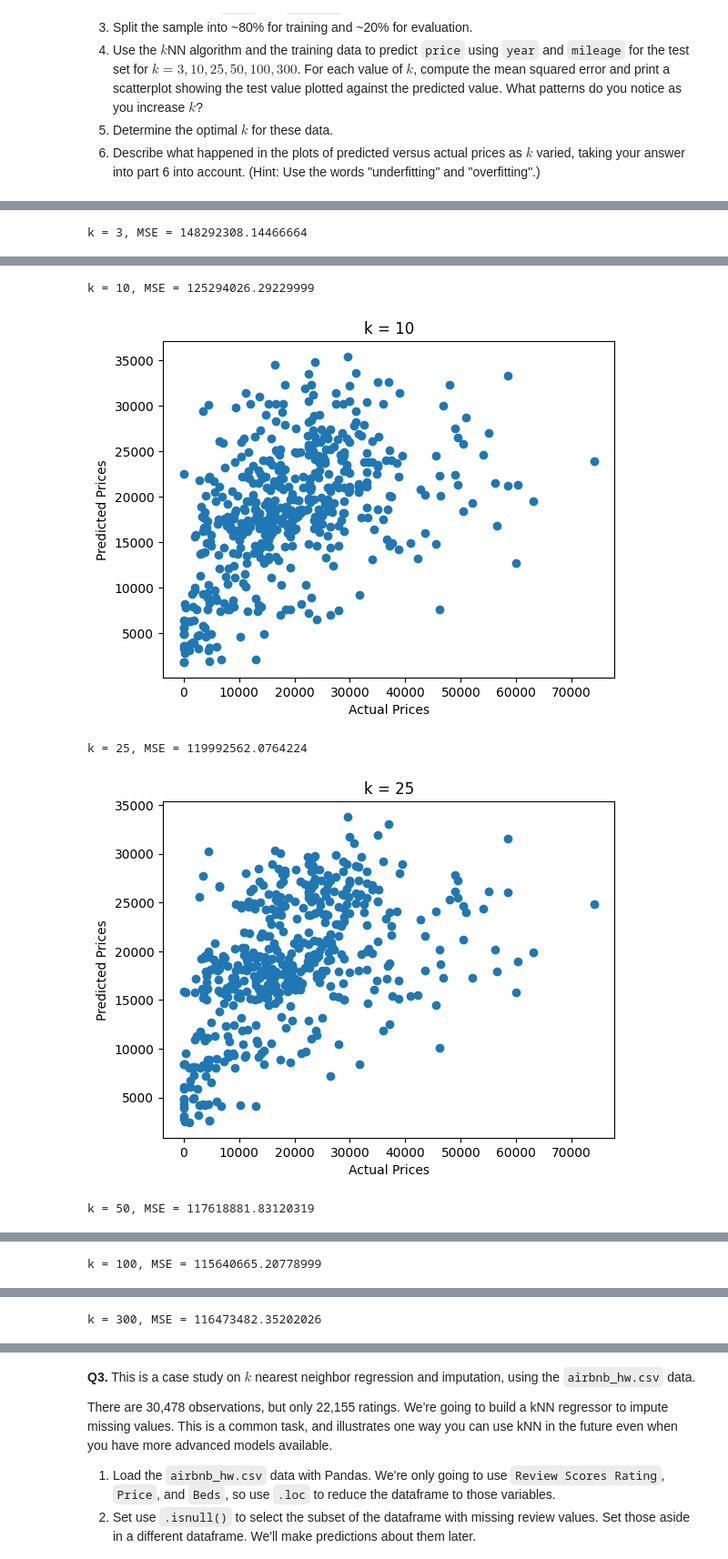
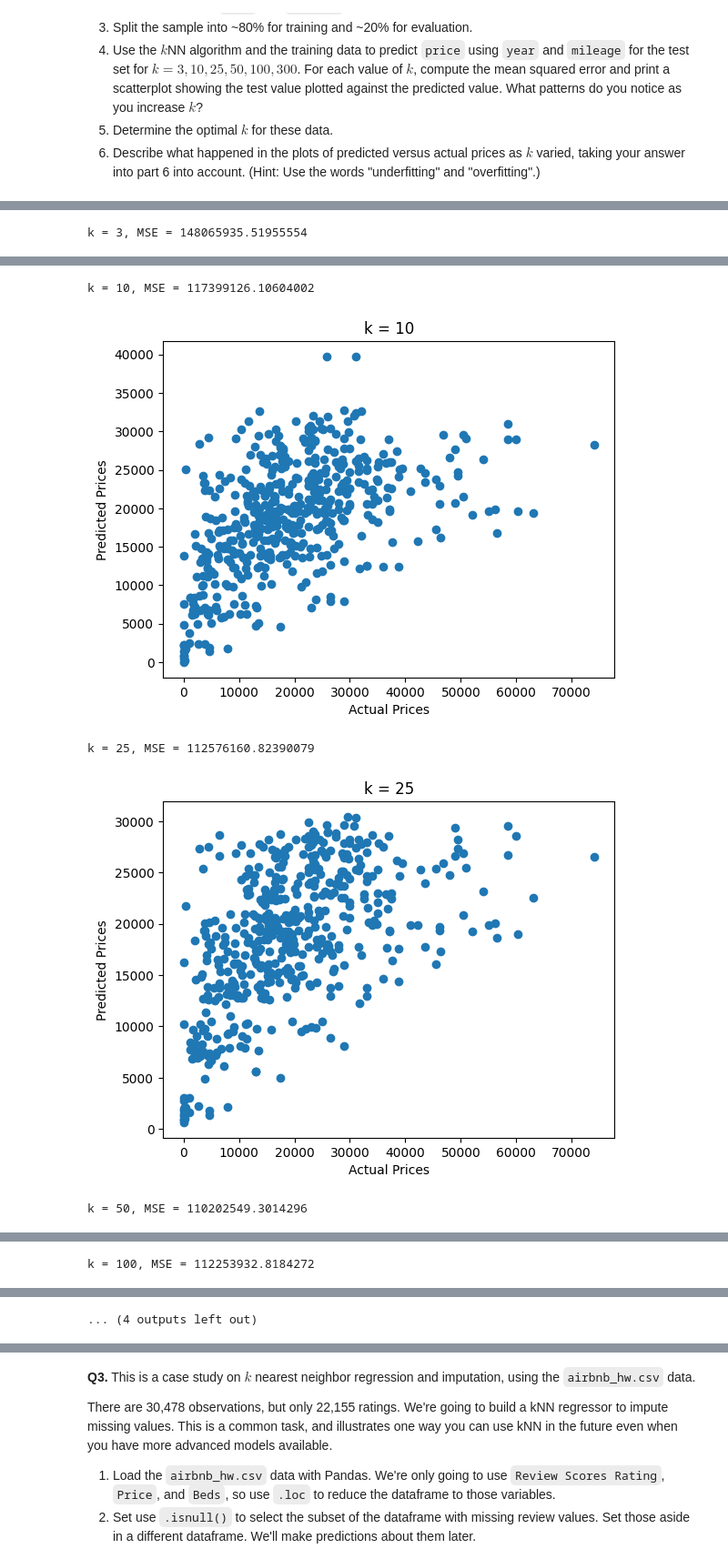
Before and after one commit to ap-vp/knn_assignment, a Jupyter notebook: assignment_knn.ipynb, the cells around one changed output, grey strips where cells are left out. Shown at 91% size. Drawn from its saved outputs; the diff is of its cells as text; code cells hidden in the pictures.

```diff
--- a/assignment_knn.ipynb
+++ b/assignment_knn.ipynb
@@ -45,10 +45,10 @@ import seaborn as sns
 
 #Q2 part 1
 cars = pd.read_csv('./USA_cars_datasets.csv')
-display(cars.describe())
 cars = cars[['price', 'year', 'mileage']]
 display(cars.head())
-#display(cars.info()) #no NaN
+# display(cars.info()) #no NaN
+display(cars.describe())
 
 
 #Q2 part 2
@@ -56,8 +56,8 @@ def maxmin(z):
     z = (z-min(z))/(max(z)-min(z))
     return(z)
 
-maxmin(cars['year'])
-maxmin(cars['mileage'])
+cars['year'] = maxmin(cars['year'])
+cars['mileage'] = maxmin(cars['mileage'])
 
 #Q2 part 3
 from sklearn.model_selection import train_test_split
@@ -84,4 +84,24 @@ for k in k_values:
 #what patterns do I notice as K increases
 
 #Q2 part 5
+# Determine the optimal k = 49
+k_values_for_optimization = range(1, 51) # checking k from 1 to 50
+mse_values = []
+for k in k_values_for_optimization:
+    knn = KNeighborsRegressor(n_neighbors=k)
+    knn.fit(X_train, y_train)
+    y_pred = knn.predict(X_test)
+    mse = mean_squared_error(y_test, y_pred)
+    mse_values.append(mse)
+
+optimal_k = k_values_for_optimization[np.argmin(mse_values)]
+print(f"\nOptimal k: {optimal_k}")
+
+plt.plot(k_values_for_optimization, mse_values)
+plt.xlabel('k')
+plt.ylabel('MSE')
+plt.title('MSE vs. k')
+plt.show()
+
+#Q2 part 6
 # %% [output]
@@ -103 +123 @@ for k in k_values:
-k = 3, MSE = 148292308.14466664
+k = 3, MSE = 148065935.51955554
@@ -105,5 +125,5 @@ k = 3, MSE = 148292308.14466664
-k = 10, MSE = 125294026.29229999
+k = 10, MSE = 117399126.10604002
-[figure, old version]
+[figure, new version]
-k = 25, MSE = 119992562.0764224
+k = 25, MSE = 112576160.82390079
-[figure, old version]
+[figure, new version]
-k = 50, MSE = 117618881.83120319
+k = 50, MSE = 110202549.3014296
@@ -111 +131 @@ k = 50, MSE = 117618881.83120319
-k = 100, MSE = 115640665.20778999
+k = 100, MSE = 112253932.8184272
@@ -113 +133 @@ k = 100, MSE = 115640665.20778999
-k = 300, MSE = 116473482.35202026
+... (4 outputs left out)
```
Also changed, not shown: parts of 1 cell of this notebook.
